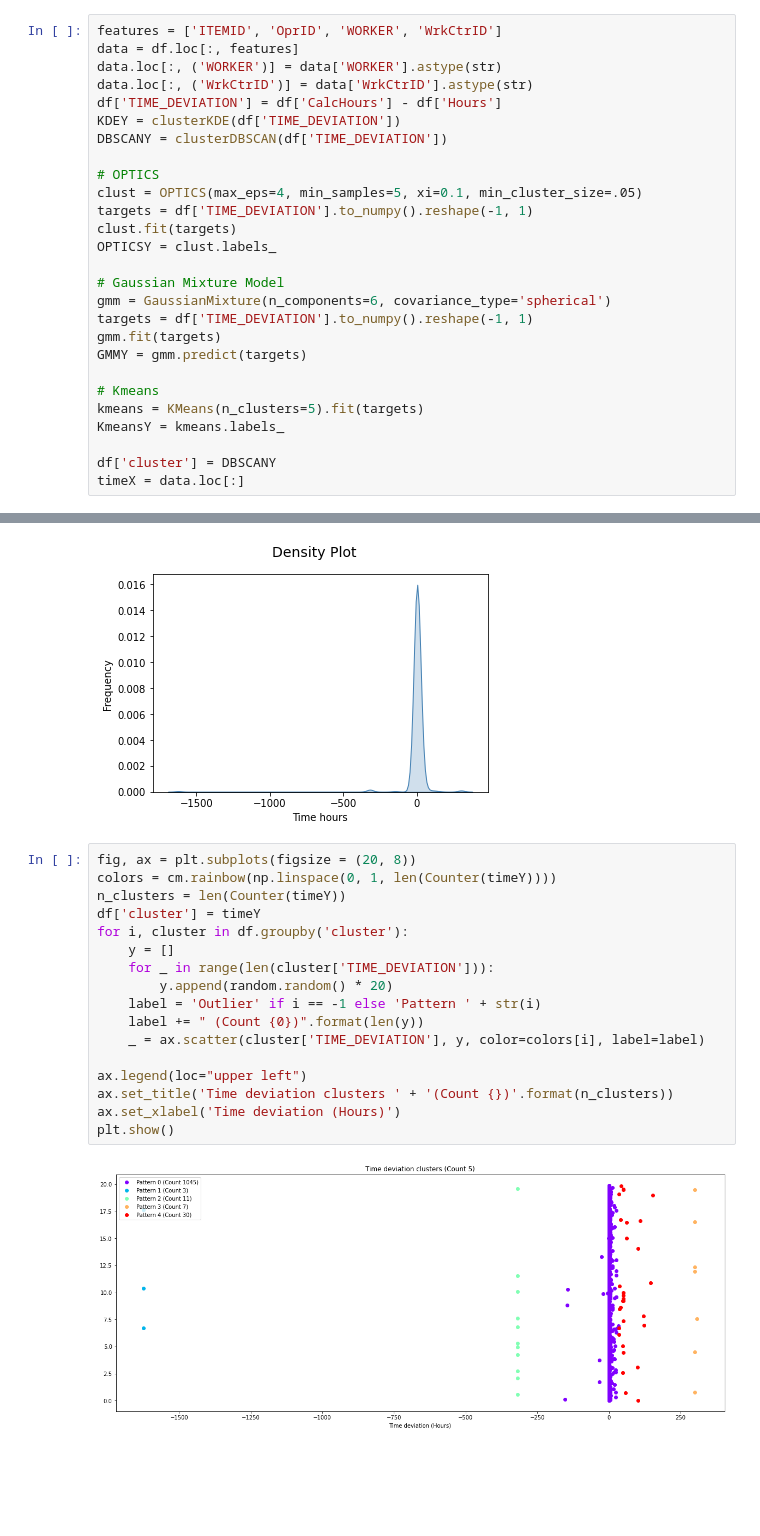
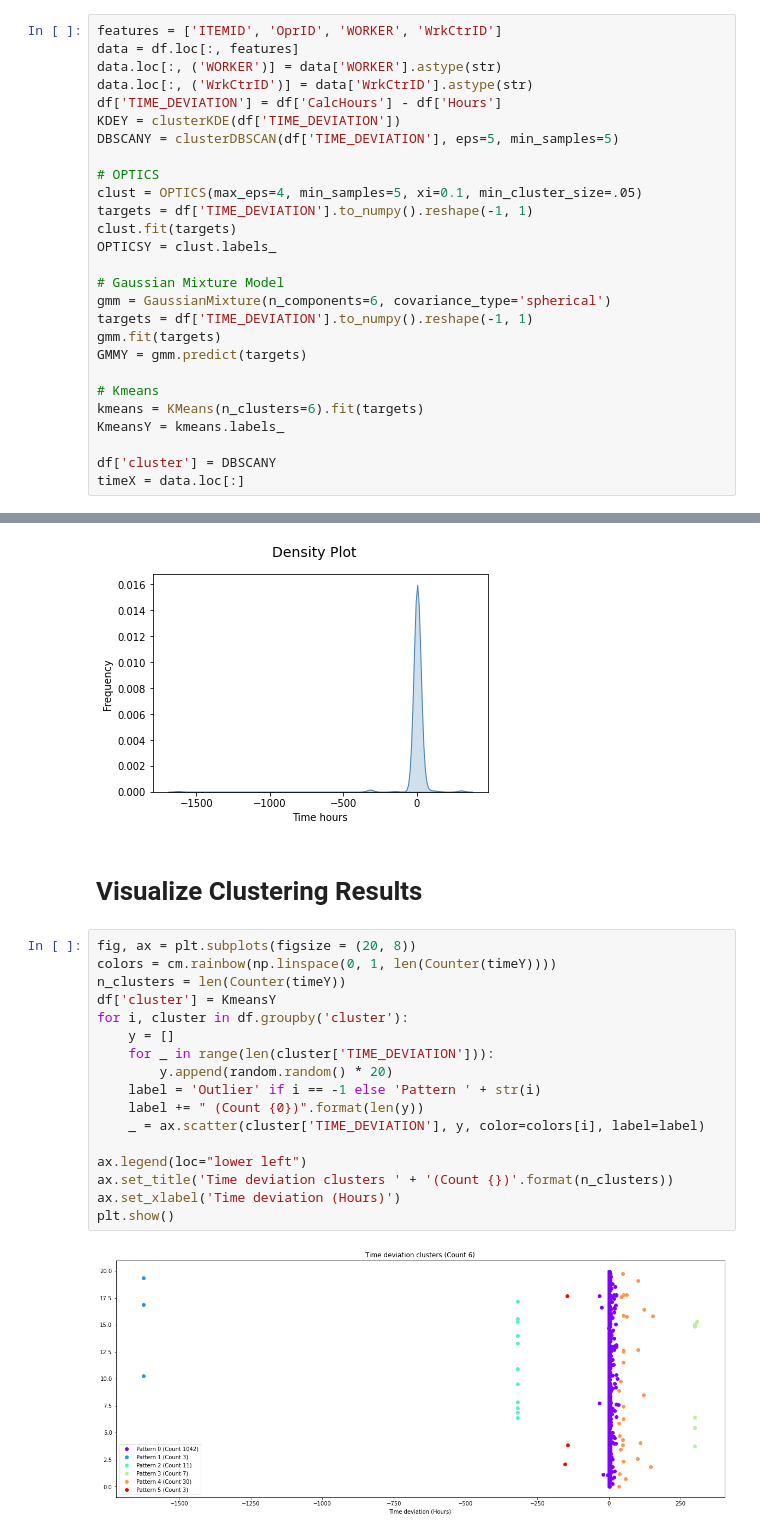
Before and after one commit to Yucheng-Ren/thesis, a Jupyter notebook: Clustering.ipynb, the cells around one changed output, grey strips where cells are left out. Cells and saved outputs as stored; diff of their text form; blank space fills up the shorter version.

```diff
--- a/Clustering.ipynb
+++ b/Clustering.ipynb
@@ -22,7 +22,7 @@ data.loc[:, ('WORKER')] = data['WORKER'].astype(str)
 data.loc[:, ('WrkCtrID')] = data['WrkCtrID'].astype(str)
 df['TIME_DEVIATION'] = df['CalcHours'] - df['Hours']
 KDEY = clusterKDE(df['TIME_DEVIATION'])
-DBSCANY = clusterDBSCAN(df['TIME_DEVIATION'])
+DBSCANY = clusterDBSCAN(df['TIME_DEVIATION'], eps=5, min_samples=5)
 
 # OPTICS
 clust = OPTICS(max_eps=4, min_samples=5, xi=0.1, min_cluster_size=.05)
@@ -37,7 +37,7 @@ gmm.fit(targets)
 GMMY = gmm.predict(targets)
 
 # Kmeans
-kmeans = KMeans(n_clusters=5).fit(targets)
+kmeans = KMeans(n_clusters=6).fit(targets)
 KmeansY = kmeans.labels_
 
 df['cluster'] = DBSCANY
@@ -123,22 +156,24 @@ sns.kdeplot(df['TIME_DEVIATION'], ax=ax1, shade=True, color='steelblue')
 # %% [output]
 <AxesSubplot:xlabel='Time hours', ylabel='Frequency'>
 [figure]
+# %% [markdown]
+# Visualize Clustering Results
 # %%
 fig, ax = plt.subplots(figsize = (20, 8))
 colors = cm.rainbow(np.linspace(0, 1, len(Counter(timeY))))
 n_clusters = len(Counter(timeY))
-df['cluster'] = timeY
+df['cluster'] = KmeansY
 for i, cluster in df.groupby('cluster'):
     y = []
     for _ in range(len(cluster['TIME_DEVIATION'])):
         y.append(random.random() * 20)
     label = 'Outlier' if i == -1 else 'Pattern ' + str(i)
     label += " (Count {0})".format(len(y))
     _ = ax.scatter(cluster['TIME_DEVIATION'], y, color=colors[i], label=label)
 
-ax.legend(loc="upper left")
+ax.legend(loc="lower left")
 ax.set_title('Time deviation clusters ' + '(Count {})'.format(n_clusters))
 ax.set_xlabel('Time deviation (Hours)')
 plt.show()
 # %% [output]
-[figure, old version]
+[figure, new version]
```
Also changed, not shown: parts of 10 cells of this notebook.
